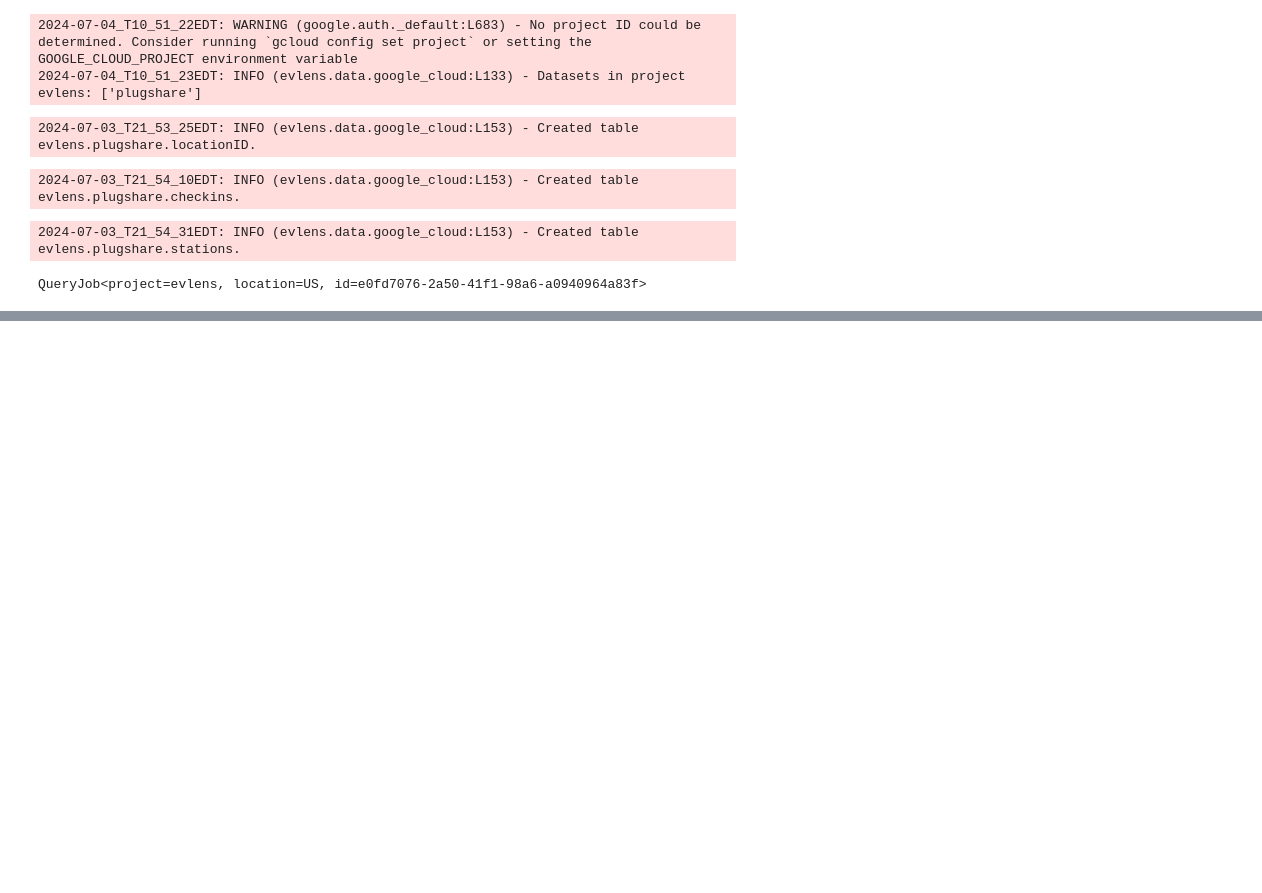
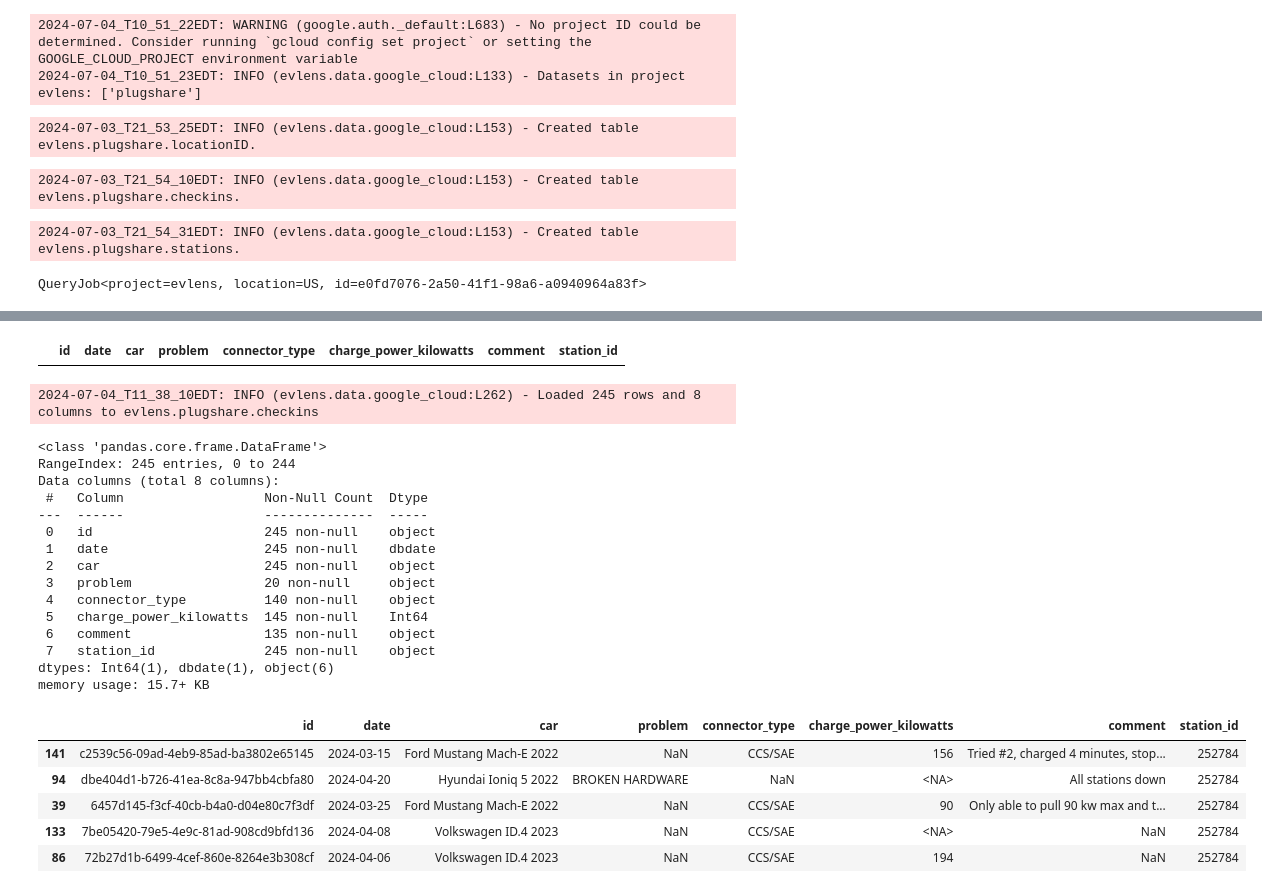
Before and after one commit to emigre459/evlens, a Jupyter notebook: notebooks/exploratory/0.3-DWRM-GCloud.ipynb, the cells around one changed output, grey strips where cells are left out. Drawn from its saved outputs; the diff is of its cells as text; code cells hidden in the pictures; blank space fills up the shorter version.

Commit message:
Add BQ data insertion and table clearing functionality

```diff
--- a/notebooks/exploratory/0.3-DWRM-GCloud.ipynb
+++ b/notebooks/exploratory/0.3-DWRM-GCloud.ipynb
@@ -139,4 +245,9 @@ QueryJob<project=evlens, location=US, id=e0fd7076-2a50-41f1-98a6-a0940964a83f>
 # %%
 # Write data to BQ checkins table
-df_test_results
+df_checkins = test_results[0][1]
+df_checkins['id'] = [bq._make_uuid() for _ in range(len(df_checkins))]
+df_checkins.rename(columns={'location_id': 'station_id'}, inplace=True)
+df_checkins['charge_power_kilowatts'] = df_checkins['charge_power_kilowatts'].apply(_get_power_number)
+df_checkins['station_id'] = df_checkins['station_id'].astype(str)
+df_checkins.info()
 # %% [output]
@@ -160,15 +268,0 @@ df_test_results
-# %%
-from evlens.data.google_cloud import BigQuery
-bq = BigQuery()
-
-query = """
-SELECT name, SUM(number) as count
-FROM `bigquery-public-data.usa_names.usa_1910_current`
-GROUP BY name
-ORDER BY count DESC
-LIMIT 10
-"""
-
-df = bq.query_to_dataframe(query)
-df.info()
-df.head()
@@ -191,0 +269,45 @@ memory usage: 302.0+ bytes
+# %%
+query = f"""
+SELECT *
+FROM `{bq._make_table_id('plugshare', 'checkins')}`
+"""
+bq.query_to_dataframe(query)
+# %% [output]
+|  | id | date | car | problem | connector_type | charge_power_kilowatts | comment | station_id |
+# %%
+result = bq.insert_data(
+    df_checkins,
+    'plugshare',
+    'checkins'
+)
+
+query = f"""
+SELECT *
+FROM `{bq._make_table_id('plugshare', 'checkins')}`
+"""
+df_test = bq.query_to_dataframe(query)
+df_test.info()
+df_test.sample(5)
+# %% [output]
+2024-07-04_T11_38_10EDT: INFO (evlens.data.google_cloud:L262) - Loaded 245 rows and 8 columns to evlens.plugshare.checkins
+<class 'pandas.core.frame.DataFrame'>
+RangeIndex: 245 entries, 0 to 244
+Data columns (total 8 columns):
+ #   Column                  Non-Null Count  Dtype
+---  ------                  --------------  -----
+ 0   id                      245 non-null    object
+ 1   date                    245 non-null    dbdate
+ 2   car                     245 non-null    object
+ 3   problem                 20 non-null     object
+ 4   connector_type          140 non-null    object
+ 5   charge_power_kilowatts  145 non-null    Int64
+ 6   comment                 135 non-null    object
+ 7   station_id              245 non-null    object
+dtypes: Int64(1), dbdate(1), object(6)
+memory usage: 15.7+ KB
+|  | id | date | car | problem | connector_type | charge_power_kilowatts | comment | station_id |
+| 141 | c2539c56-09ad-4eb9-85ad-ba3802e65145 | 2024-03-15 | Ford Mustang Mach-E 2022 | NaN | CCS/SAE | 156 | Tried #2, charged 4 minutes, stop... | 252784 |
+| 94 | dbe404d1-b726-41ea-8c8a-947bb4cbfa80 | 2024-04-20 | Hyundai Ioniq 5 2022 | BROKEN HARDWARE | NaN | <NA> | All stations down | 252784 |
+| 39 | 6457d145-f3cf-40cb-b4a0-d04e80c7f3df | 2024-03-25 | Ford Mustang Mach-E 2022 | NaN | CCS/SAE | 90 | Only able to pull 90 kw max and t... | 252784 |
+| 133 | 7be05420-79e5-4e9c-81ad-908cd9bfd136 | 2024-04-08 | Volkswagen ID.4 2023 | NaN | CCS/SAE | <NA> | NaN | 252784 |
+| 86 | 72b27d1b-6499-4cef-860e-8264e3b308cf | 2024-04-06 | Volkswagen ID.4 2023 | NaN | CCS/SAE | 194 | NaN | 252784 |
```
Also changed, not shown: parts of 10 cells of this notebook, 2 other files.
